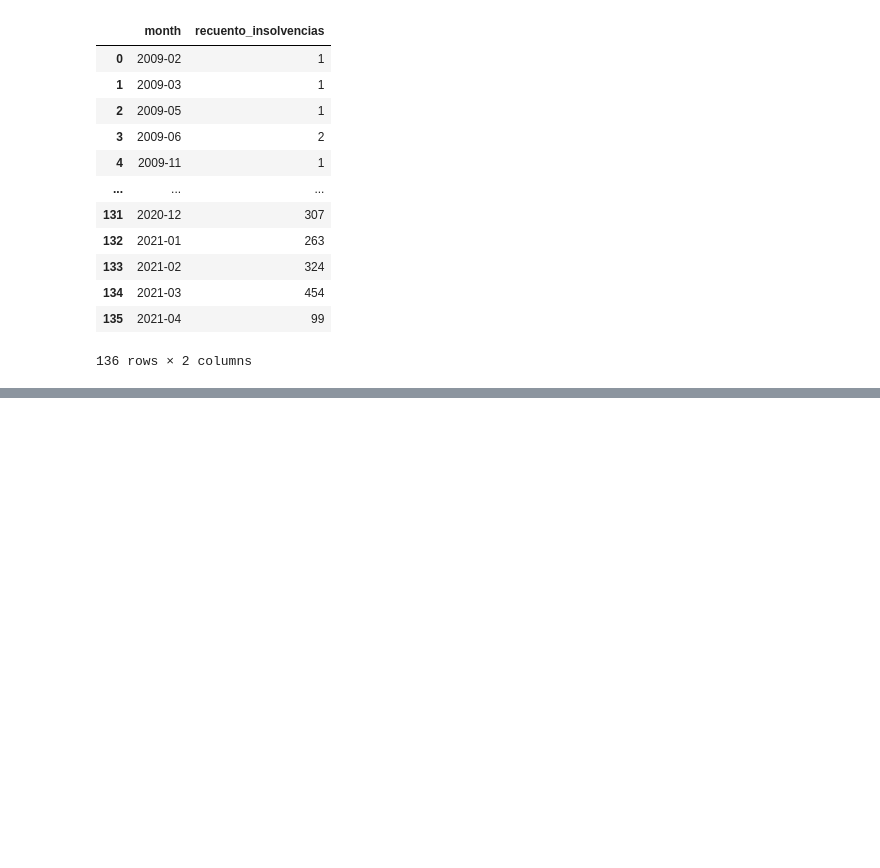
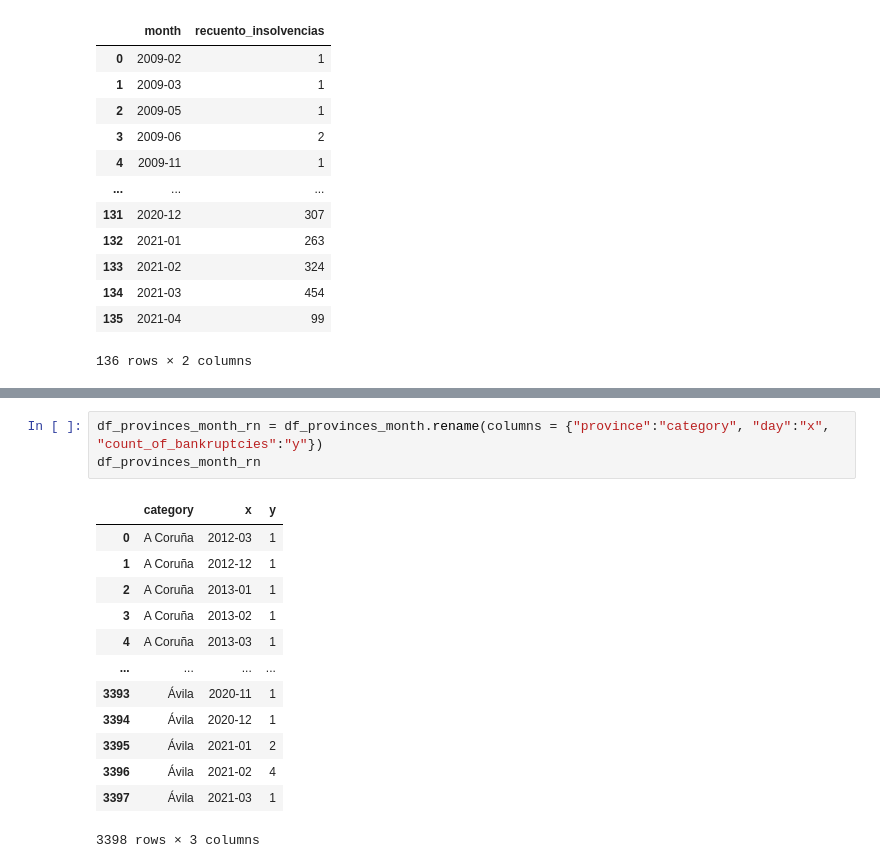
Before and after one commit to xavierlopeze/Librebor-insolvencias, a Jupyter notebook: Full Code.ipynb, the cells around one changed output, grey strips where cells are left out. Saved outputs shown, nothing was run; the diff lists cells and outputs as text; blank space fills up the shorter version.

```diff
--- a/Full Code.ipynb
+++ b/Full Code.ipynb
@@ -175,3 +326,20 @@ export_file = "img/insolvencias_2021.04.20"
+# %%
+df_provinces_month_rn = df_provinces_month.rename(columns = {"province":"category", "day":"x", "count_of_bankruptcies":"y"})
+df_provinces_month_rn
+# %% [output]
+|  | category | x | y |
+| 0 | A Coruña | 2012-03 | 1 |
+| 1 | A Coruña | 2012-12 | 1 |
+| 2 | A Coruña | 2013-01 | 1 |
+| 3 | A Coruña | 2013-02 | 1 |
+| 4 | A Coruña | 2013-03 | 1 |
+| ... | ... | ... | ... |
+| 3393 | Ávila | 2020-11 | 1 |
+| 3394 | Ávila | 2020-12 | 1 |
+| 3395 | Ávila | 2021-01 | 2 |
+| 3396 | Ávila | 2021-02 | 4 |
+| 3397 | Ávila | 2021-03 | 1 |
+3398 rows × 3 columns
 # %%
 ###   GENERATE INTERACTIVE PLOT   ###
 source = df_dates_cn
```
Also changed, not shown: parts of 16 cells of this notebook, 4 other files.
